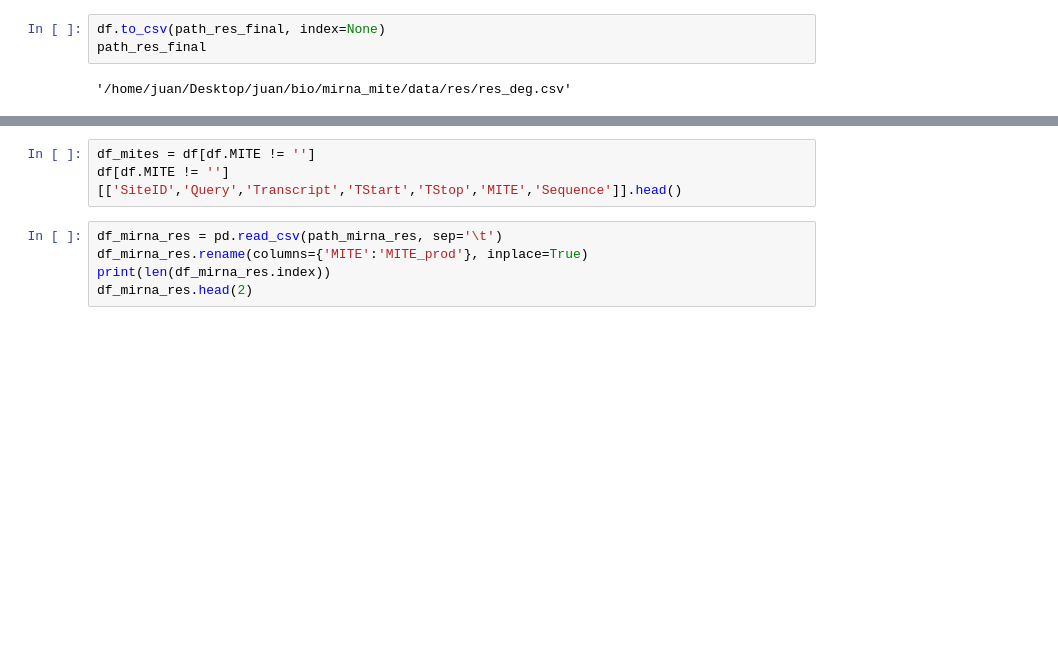
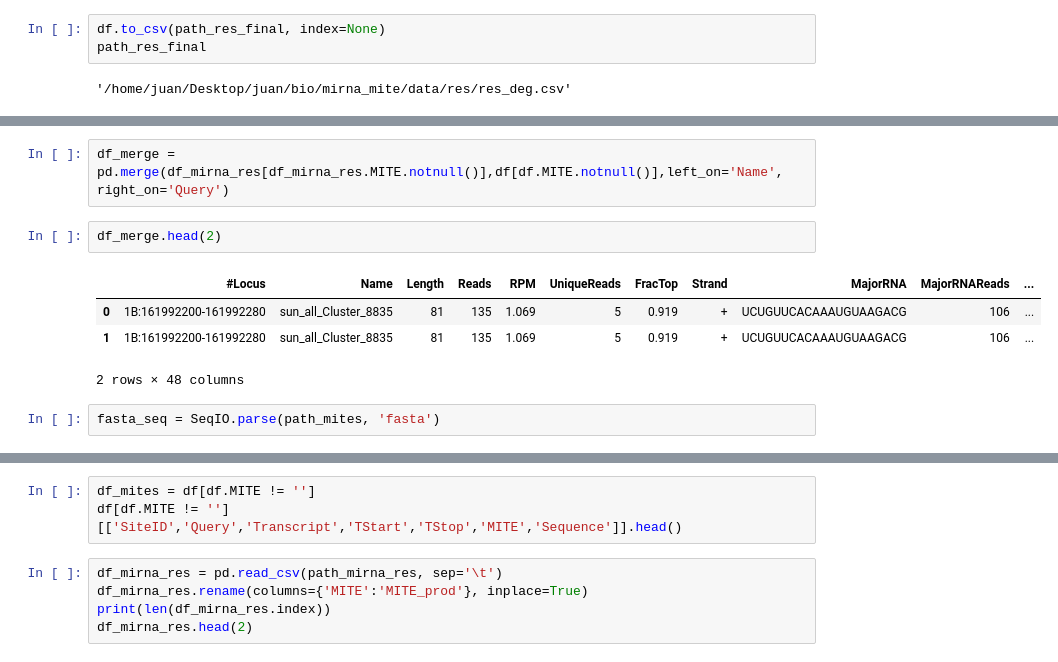
Before and after one commit to juancresc/mirna_mite, a Jupyter notebook: 2_analysis/2_cleavage.ipynb, the cells around one changed output, grey strips where cells are left out. Saved outputs shown, nothing was run; the diff lists cells and outputs as text; blank space fills up the shorter version.

```diff
--- a/2_analysis/2_cleavage.ipynb
+++ b/2_analysis/2_cleavage.ipynb
@@ -297,0 +334,11 @@ path_res_final
+# %%
+df_merge = pd.merge(df_mirna_res[df_mirna_res.MITE.notnull()],df[df.MITE.notnull()],left_on='Name', right_on='Query')
+# %%
+df_merge.head(2)
+# %% [output]
+|  | #Locus | Name | Length | Reads | RPM | UniqueReads | FracTop | Strand | MajorRNA | MajorRNAReads | ... |
+| 0 | 1B:161992200-161992280 | sun_all_Cluster_8835 | 81 | 135 | 1.069 | 5 | 0.919 | + | UCUGUUCACAAAUGUAAGACG | 106 | ... |
+| 1 | 1B:161992200-161992280 | sun_all_Cluster_8835 | 81 | 135 | 1.069 | 5 | 0.919 | + | UCUGUUCACAAAUGUAAGACG | 106 | ... |
+2 rows × 48 columns
+# %%
+fasta_seq = SeqIO.parse(path_mites, 'fasta')
```
Also changed, not shown: parts of 10 cells of this notebook, 2 other files.
